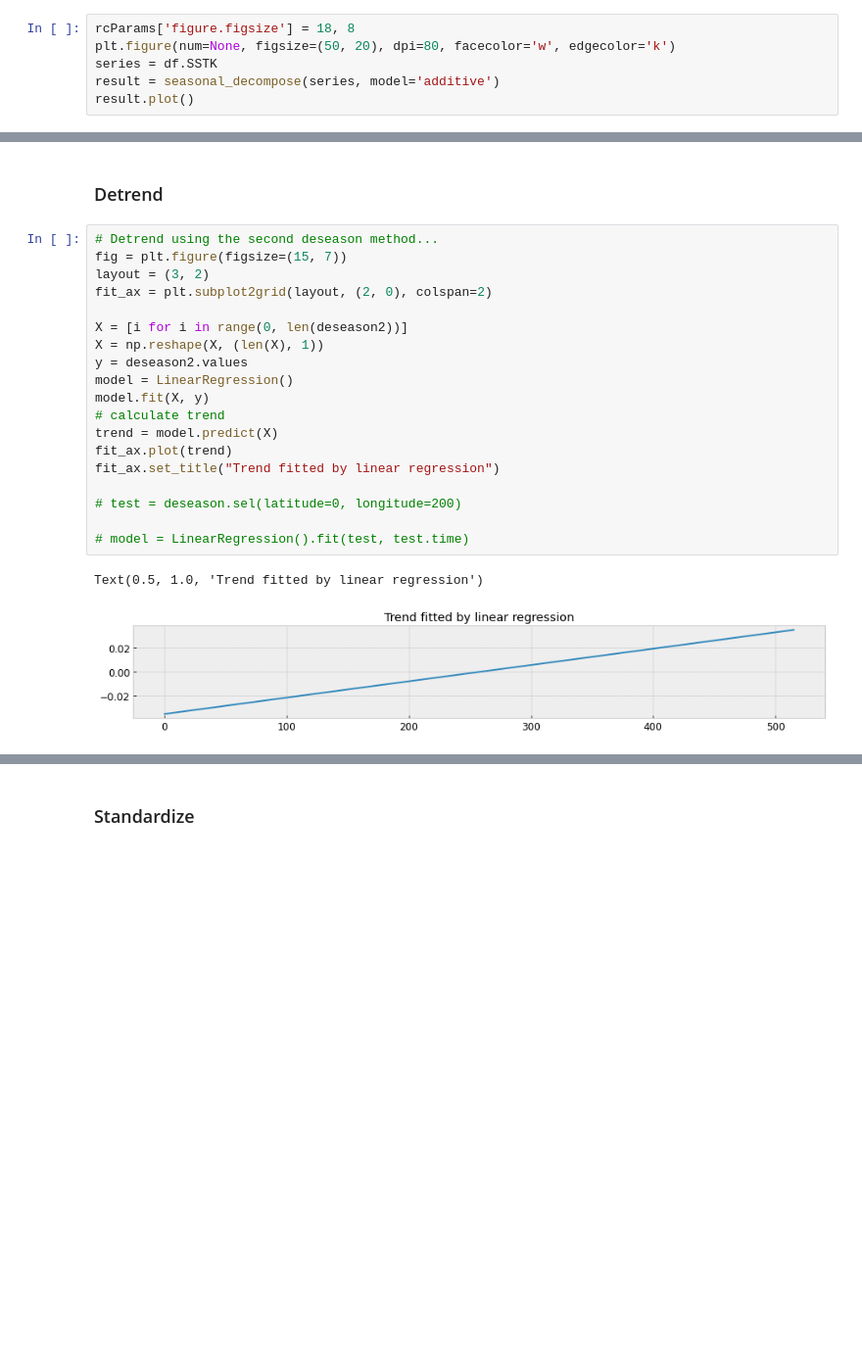
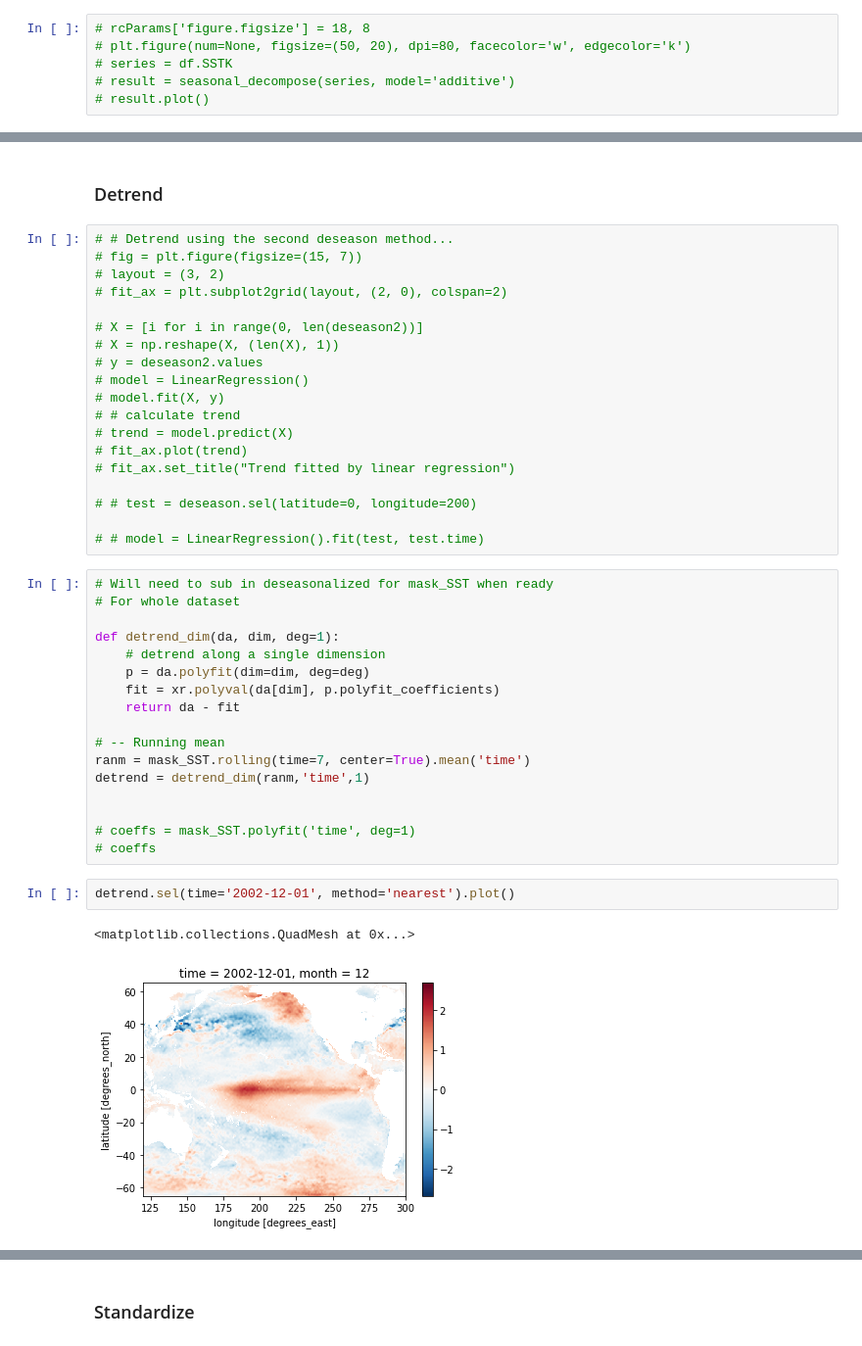
Before and after one commit to atmsillinois/time-series-and-eofs-EWolffWX, a Jupyter notebook: Homework4.ipynb, the cells around one changed output, grey strips where cells are left out. Shown: that part at 98% size. Drawn from its saved outputs; the diff is of its cells as text; blank space fills up the shorter version.

```diff
--- a/Homework4.ipynb
+++ b/Homework4.ipynb
@@ -393,6 +380,6 @@ df
 # %%
-rcParams['figure.figsize'] = 18, 8
-plt.figure(num=None, figsize=(50, 20), dpi=80, facecolor='w', edgecolor='k')
-series = df.SSTK
-result = seasonal_decompose(series, model='additive')
-result.plot()
+# rcParams['figure.figsize'] = 18, 8
+# plt.figure(num=None, figsize=(50, 20), dpi=80, facecolor='w', edgecolor='k')
+# series = df.SSTK
+# result = seasonal_decompose(series, model='additive')
+# result.plot()
@@ -425,24 +391,43 @@ deseason2.plot()
 # %% [markdown]
 ### Detrend
 # %%
-# Detrend using the second deseason method...
-fig = plt.figure(figsize=(15, 7))
-layout = (3, 2)
-fit_ax = plt.subplot2grid(layout, (2, 0), colspan=2)
+# # Detrend using the second deseason method...
+# fig = plt.figure(figsize=(15, 7))
+# layout = (3, 2)
+# fit_ax = plt.subplot2grid(layout, (2, 0), colspan=2)
 
-X = [i for i in range(0, len(deseason2))]
-X = np.reshape(X, (len(X), 1))
-y = deseason2.values
-model = LinearRegression()
-model.fit(X, y)
-# calculate trend
-trend = model.predict(X)
-fit_ax.plot(trend)
-fit_ax.set_title("Trend fitted by linear regression")
+# X = [i for i in range(0, len(deseason2))]
+# X = np.reshape(X, (len(X), 1))
+# y = deseason2.values
+# model = LinearRegression()
+# model.fit(X, y)
+# # calculate trend
+# trend = model.predict(X)
+# fit_ax.plot(trend)
+# fit_ax.set_title("Trend fitted by linear regression")
 
-# test = deseason.sel(latitude=0, longitude=200)
+# # test = deseason.sel(latitude=0, longitude=200)
 
-# model = LinearRegression().fit(test, test.time)
+# # model = LinearRegression().fit(test, test.time)
-# %% [output]
-Text(0.5, 1.0, 'Trend fitted by linear regression')
-[figure, removed]
+# %%
+# Will need to sub in deseasonalized for mask_SST when ready
+# For whole dataset
+
+def detrend_dim(da, dim, deg=1):
+    # detrend along a single dimension
+    p = da.polyfit(dim=dim, deg=deg)
+    fit = xr.polyval(da[dim], p.polyfit_coefficients)
+    return da - fit
+
+# -- Running mean
+ranm = mask_SST.rolling(time=7, center=True).mean('time')
+detrend = detrend_dim(ranm,'time',1)
+
+
+# coeffs = mask_SST.polyfit('time', deg=1)
+# coeffs
+# %%
+detrend.sel(time='2002-12-01', method='nearest').plot()
+# %% [output]
+<matplotlib.collections.QuadMesh at 0x...>
+[figure, added]
```
Also changed, not shown: parts of 23 cells of this notebook.
